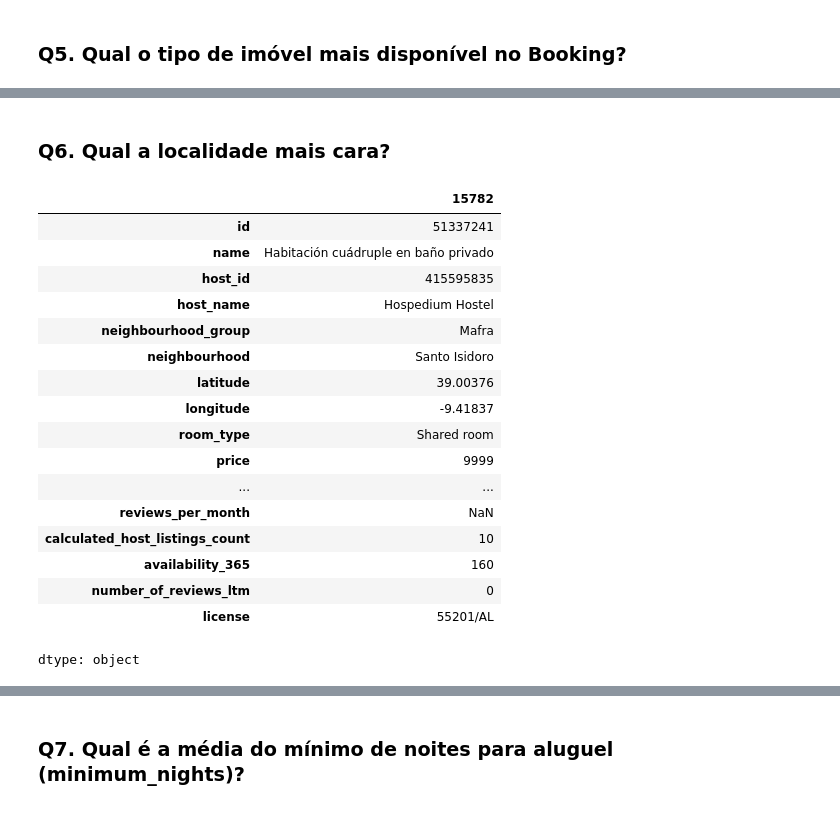
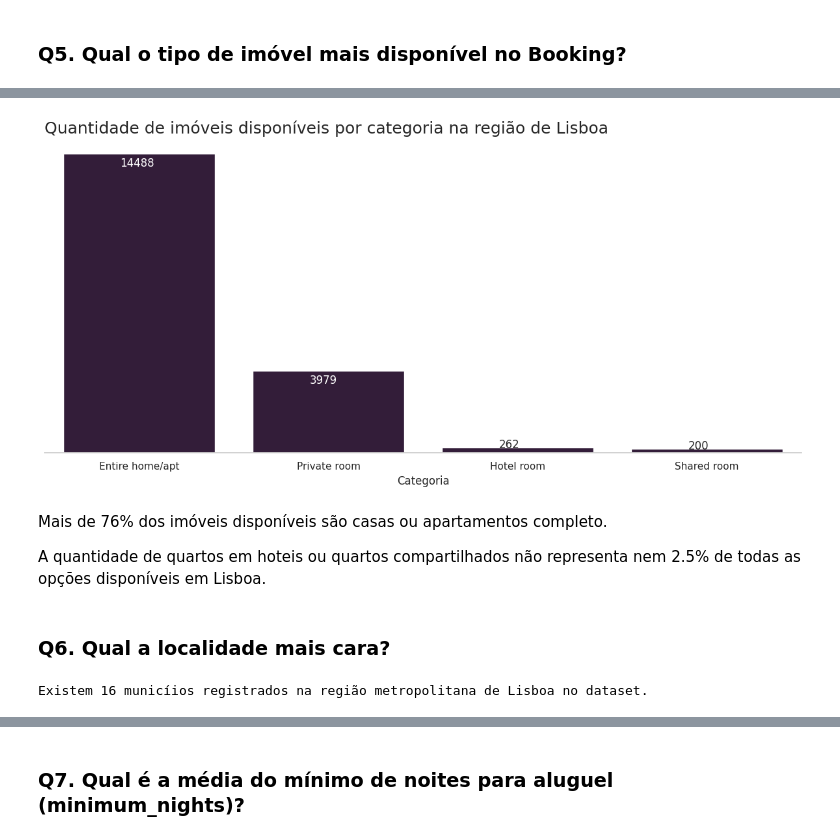
Before and after one commit to AndrielHenrique/data_science_2025, a Jupyter notebook: notebooks/Lab06_Data_Cleaning/Exercicio_Analisando_os_Dados_do_Booking.ipynb, the cells around one changed output, grey strips where cells are left out. Drawn from its saved outputs; the diff is of its cells as text; code cells hidden in the pictures.

```diff
--- a/notebooks/Lab06_Data_Cleaning/Exercicio_Analisando_os_Dados_do_Booking.ipynb
+++ b/notebooks/Lab06_Data_Cleaning/Exercicio_Analisando_os_Dados_do_Booking.ipynb
@@ -170,25 +235,33 @@ dtype: object
+# %%
+qt_room = df.room_type.value_counts()
+
+fig, ax = plt.subplots(figsize=(12,6))
+ax = sns.barplot(x=qt_room.index, y=qt_room.values)
+
+ax.set_title('Quantidade de imóveis disponíveis por categoria na região de Lisboa', loc='left', fontsize=18)
+ax.set_xlabel('Categoria')
+#ax.set_ylabel('Quantidade')
+ax.spines['right'].set_visible(False)
+ax.spines['top'].set_visible(False)
+ax.spines['left'].set_visible(False)
+ax.tick_params(labelleft = False)
+ax.grid(False)
+
+for i in range(qt_room.values.shape[0]-2):
+  ax.text(i-.1, qt_room.values[i]-600, f'{round(qt_room.values[i], 2)}', fontsize=12, color='white')
+for i in range(2, qt_room.values.shape[0]):
+  ax.text(i-.1, qt_room.values[i], f'{round(qt_room.values[i], 2)}', fontsize=12)
+
+plt.tight_layout()
+# %% [output]
+[figure, added]
+# %% [markdown]
+Mais de 76% dos imóveis disponíveis são casas ou apartamentos completo.
+
+A quantidade de quartos em hoteis ou quartos compartilhados não representa nem 2.5% de todas as opções disponíveis em Lisboa.
 # %% [markdown]
 ### **Q6. Qual a localidade mais cara?**
-# %%
-loc_cara = df.loc[df['price'].idxmax()]
-
-loc_cara
-# %% [output]
-|  | 15782 |
-| id | 51337241 |
-| name | Habitación cuádruple en baño privado |
-| host_id | 415595835 |
-| host_name | Hospedium Hostel |
-| neighbourhood_group | Mafra |
-| neighbourhood | Santo Isidoro |
-| latitude | 39.00376 |
-| longitude | -9.41837 |
-| room_type | Shared room |
-| price | 9999 |
-| ... | ... |
-| reviews_per_month | NaN |
-| calculated_host_listings_count | 10 |
-| availability_365 | 160 |
-| number_of_reviews_ltm | 0 |
-| license | 55201/AL |
-dtype: object
+# %%
+print(f'Existem {df.neighbourhood_group.unique().shape[0]} municíios registrados na região metropolitana de Lisboa no dataset.')
+# %% [output]
+Existem 16 municíios registrados na região metropolitana de Lisboa no dataset.
```
Also changed, not shown: parts of 33 cells of this notebook.
